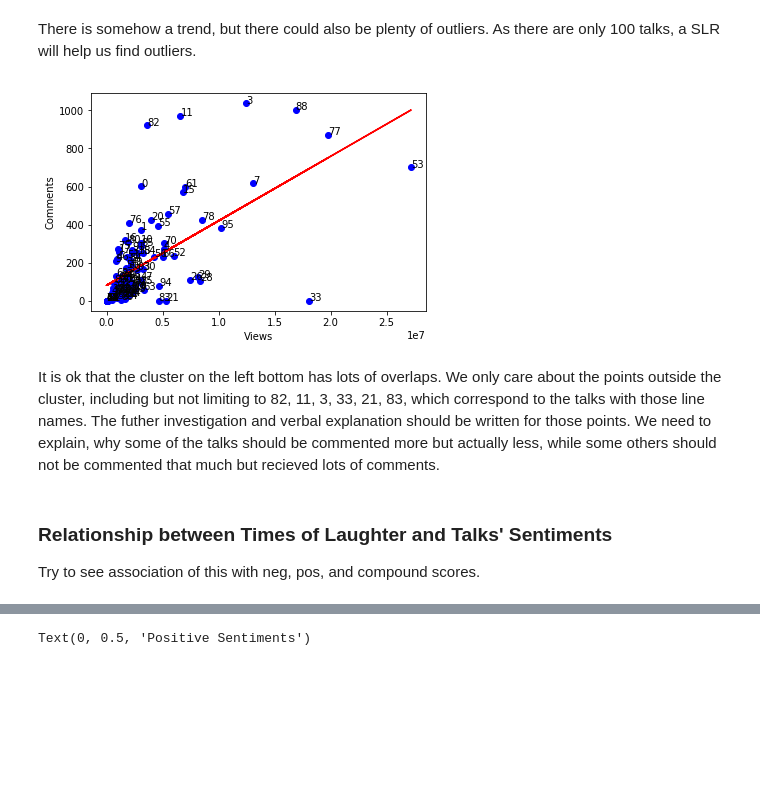
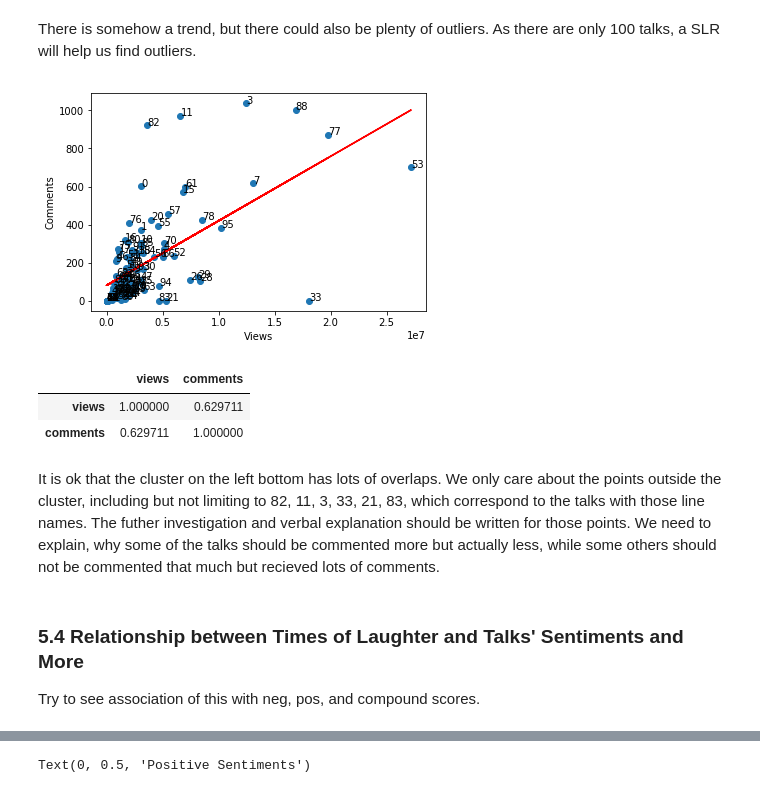
Before and after one commit to lizhouf/dh150_spring19, a Jupyter notebook: DH150 Project2 Happiness.ipynb, the cells around one changed output, grey strips where cells are left out. Saved outputs shown, nothing was run; the diff lists cells and outputs as text; code cells hidden in the pictures; blank space fills up the shorter version.

```diff
--- a/DH150 Project2 Happiness.ipynb
+++ b/DH150 Project2 Happiness.ipynb
@@ -300,25 +377,31 @@ There is somehow a trend, but there could also be plenty of outliers. As there a
 # %%
 # visualze using a scatter plot
 # reference: https://stackoverflow.com/questions/14432557/matplotlib-scatter-plot-with-different-text-at-each-data-point
 import matplotlib.pyplot as plt
 %matplotlib inline
 # create a simple linear model to predict # of comments from # of counts
 from sklearn import linear_model
 regr = linear_model.LinearRegression()
 i_x = np.asanyarray(df[['views']])
 i_y = np.asanyarray(df[['comments']])
 regr.fit(i_x, i_y)
 # plot
 fig, ax = plt.subplots()
-ax.scatter(df.views, df.comments,  color='blue')
+ax.scatter(df.views, df.comments)
 ax.plot(i_x, regr.coef_[0][0]*i_x + regr.intercept_[0], '-r')
 # add label
 ax.set_xlabel("Views")
 ax.set_ylabel("Comments")
 # add point number
 for i, num in enumerate(range(len(df))):
     ax.annotate(num, (list(i_x)[i], list(i_y)[i]))
 # %% [output]
-[figure, old version]
+[figure, new version]
+# %%
+df[['views', 'comments']].corr()
+# %% [output]
+|  | views | comments |
+| views | 1.000000 | 0.629711 |
+| comments | 0.629711 | 1.000000 |
 # %% [markdown]
 It is ok that the cluster on the left bottom has lots of overlaps. We only care about the points outside the cluster, including but not limiting to 82, 11, 3, 33, 21, 83, which correspond to the talks with those line names. The futher investigation and verbal explanation should be written for those points. We need to explain, why some of the talks should be commented more but actually less, while some others should not be commented that much but recieved lots of comments.
@@ -325,5 +422,5 @@ It is ok that the cluster on the left bottom has lots of overlaps. We only care
 # %% [markdown]
-### Relationship between Times of Laughter and Talks' Sentiments
+### 5.4 Relationship between Times of Laughter and Talks' Sentiments and More
 Try to see association of this with neg, pos, and compound scores.
 # %%
 ### normalize: laughter per 1000 words
```
Also changed, not shown: parts of 42 cells of this notebook.
